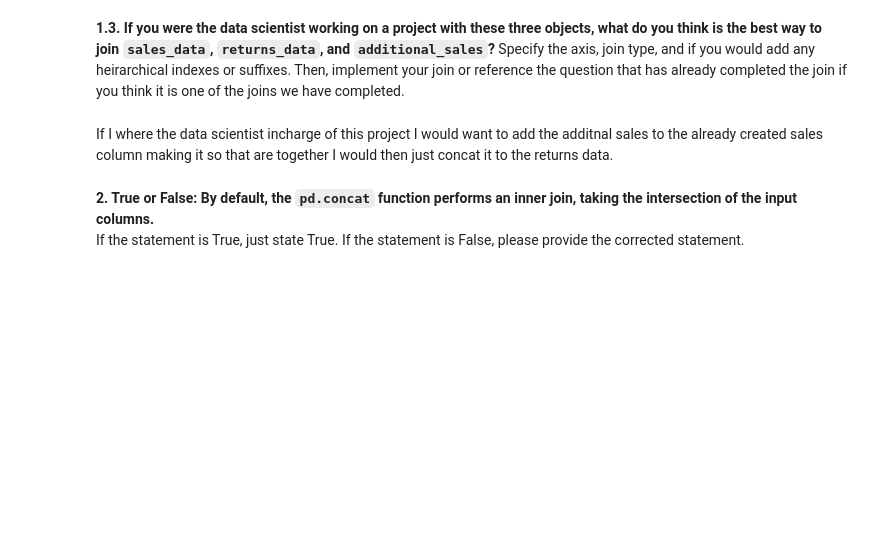
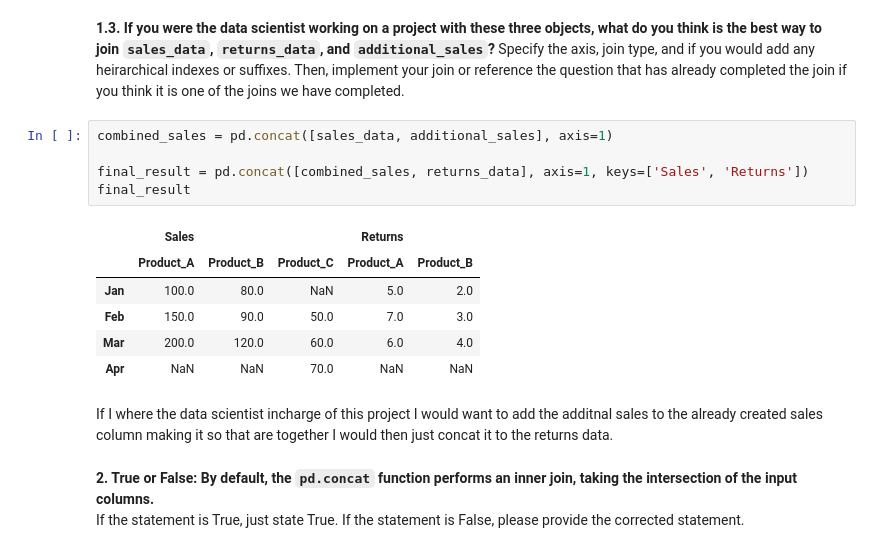
Before and after one commit to ConorJones05/STOR_320, a Jupyter notebook: week_7/Lab5.ipynb, the cells around one changed output. Drawn from its saved outputs; the diff is of its cells as text; blank space fills up the shorter version.

```diff
--- a/week_7/Lab5.ipynb
+++ b/week_7/Lab5.ipynb
@@ -48,6 +49,18 @@ pd.concat([sales_data,additional_sales], axis = 1, keys = ['Sales', 'Additional
 | Apr | NaN | NaN | 70.0 |
 # %% [markdown]
 **1.3. If you were the data scientist working on a project with these three objects, what do you think is the best way to join `sales_data`, `returns_data`, and `additional_sales`?** Specify the axis, join type, and if you would add any heirarchical indexes or suffixes. Then, implement your join or reference the question that has already completed the join if you think it is one of the joins we have completed.
+# %%
+combined_sales = pd.concat([sales_data, additional_sales], axis=1)
+
+final_result = pd.concat([combined_sales, returns_data], axis=1, keys=['Sales', 'Returns'])
+final_result
+# %% [output]
+|  | Sales |  |  | Returns |  |
+|  | Product_A | Product_B | Product_C | Product_A | Product_B |
+| Jan | 100.0 | 80.0 | NaN | 5.0 | 2.0 |
+| Feb | 150.0 | 90.0 | 50.0 | 7.0 | 3.0 |
+| Mar | 200.0 | 120.0 | 60.0 | 6.0 | 4.0 |
+| Apr | NaN | NaN | 70.0 | NaN | NaN |
 # %% [markdown]
 If I where the data scientist incharge of this project I would want to add the additnal sales to the already created sales column making it so that are together I would then just concat it to the returns data.
 # %% [markdown]
```
Also changed, not shown: parts of 11 cells of this notebook, 13 other files.
